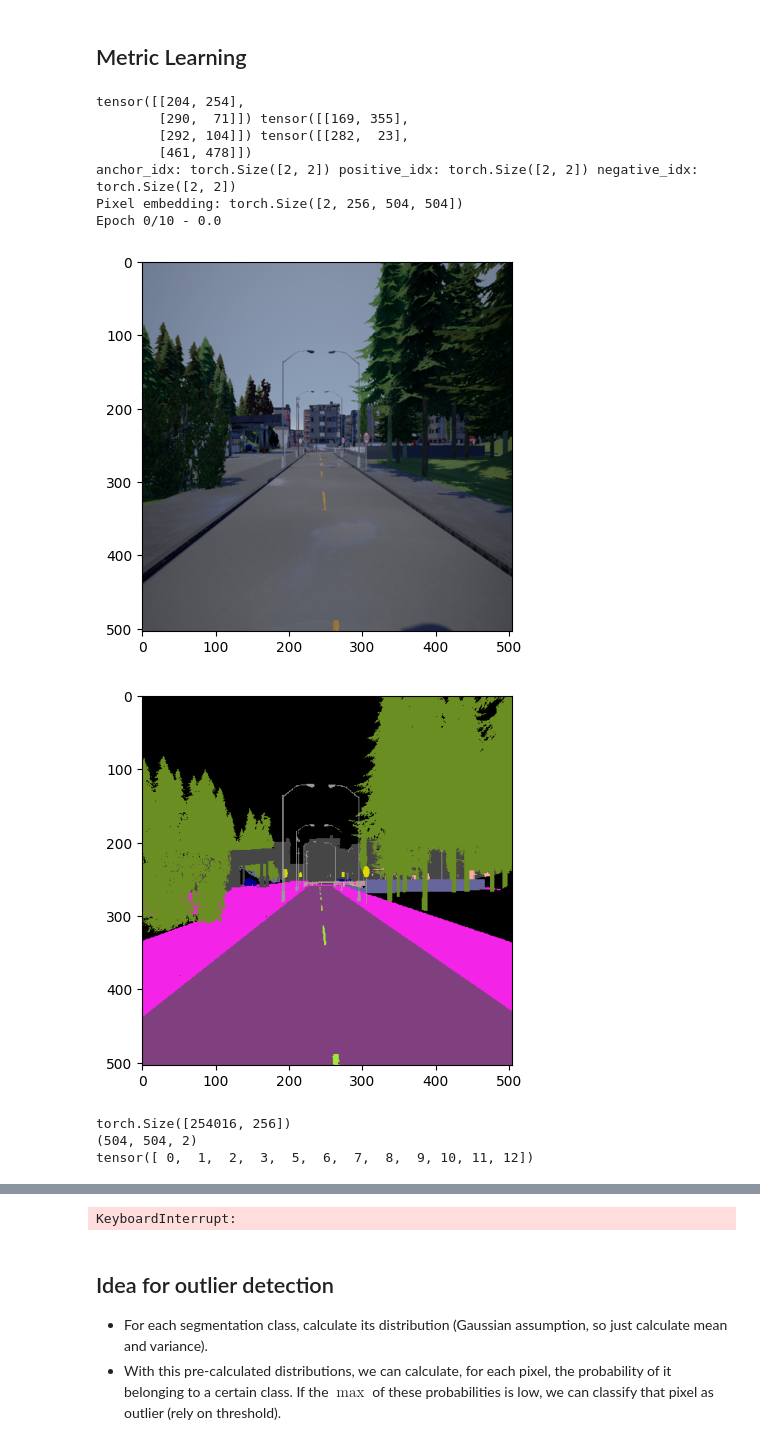
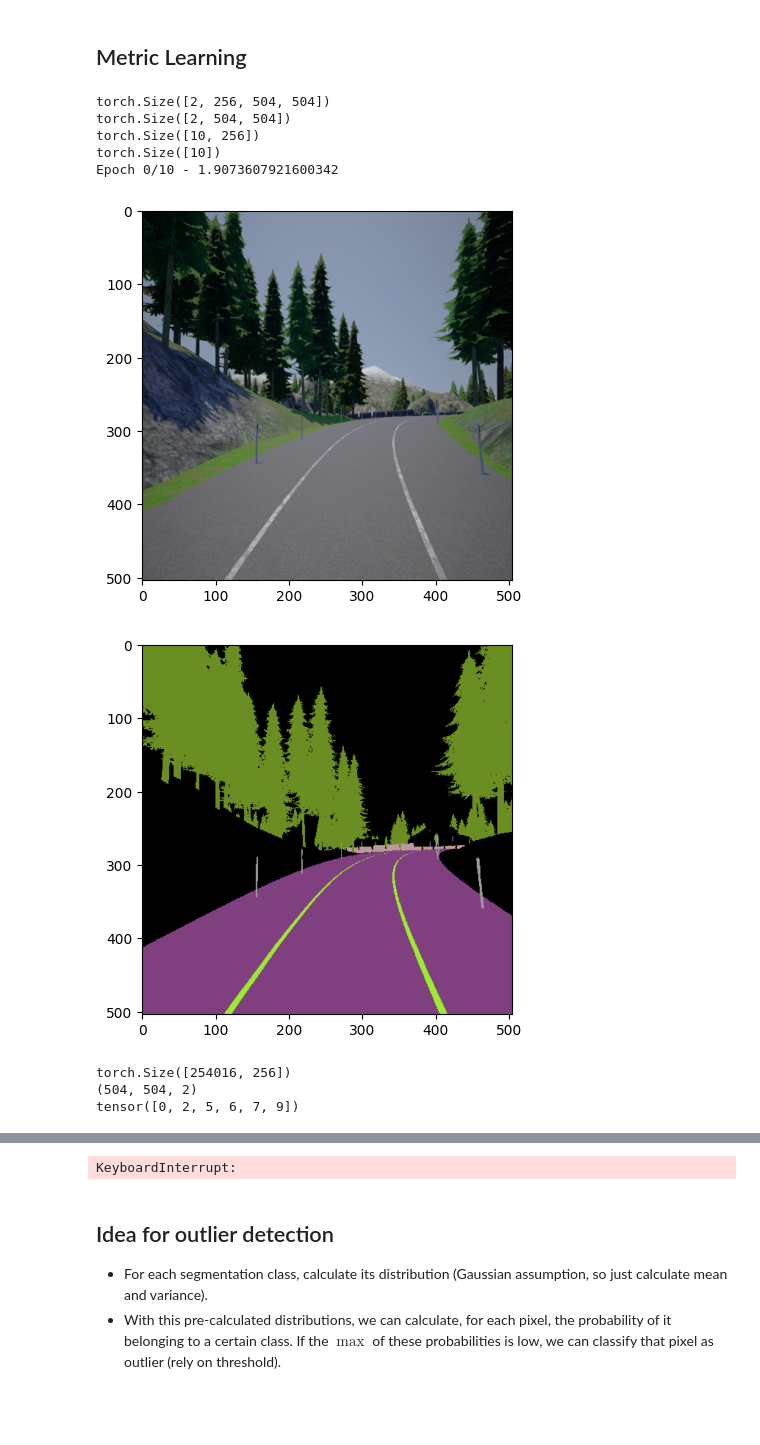
Before and after one commit to liuktc/ML4CV_Assignment, a Jupyter notebook: main.ipynb, the cells around one changed output, grey strips where cells are left out. Saved outputs shown, nothing was run; the diff lists cells and outputs as text; code cells hidden in the pictures; blank space fills up the shorter version.

```diff
--- a/main.ipynb
+++ b/main.ipynb
@@ -253,51 +251,61 @@ if LOAD_WEIGHTS:
         path_prefix = "/kaggle/working/"
     else:
         path_prefix = "./"
     path = os.path.join(path_prefix, "metric_learning_model2.pth")
 
     metric_learning_model.load_state_dict(torch.load(path, map_location=device))
 
 # for param in metric_learning_model.feature_extractor.parameters():
 #     param.requires_grad = False
 optimizer = torch.optim.Adam(
     filter(lambda p: p.requires_grad, metric_learning_model.parameters()),
     lr=LEARNING_RATE,
 )
 
+from loss import MagnetLoss
+
+criterion = MagnetLoss(num_classes=NUM_CLASSES, num_clusters=1, margin=0.1)
+
 
 for epoch in range(EPOCHS):
-    for index, (images, _, (anchor_idx, positive_idx, negative_idx)) in tqdm(enumerate(dl_train)):
+    for index, (images, segmentations, (anchor_idx, positive_idx, negative_idx)) in tqdm(enumerate(dl_train)):
         images = images.to(device)
 
         # Compute the pixel embeddings
         pixel_embeddings = metric_learning_model(images).to(device)
 
-        print(anchor_idx, positive_idx, negative_idx)
-        print("anchor_idx:", anchor_idx.shape, "positive_idx:", positive_idx.shape, "negative_idx:", negative_idx.shape)
-        print("Pixel embedding:", pixel_embeddings.shape)
+        print(pixel_embeddings.shape)
+        print(segmentations.shape)
 
-        anchor_emb, positive_emb, negative_emb = get_pixel_embeddings(
-            pixel_embeddings, anchor_idx, positive_idx, negative_idx
-        )
-        # Compute the metric learning loss
-        loss = triplet_loss(anchor_emb, positive_emb, negative_emb)
+        segmentations = segmentations.view(-1)
+        pixel_embeddings = pixel_embeddings.view(-1, pixel_embeddings.shape[1])
+
+        N = 10
+        # Select just N random pixels
+        random_indices = torch.randperm(pixel_embeddings.size(0))[:N]
+        pixel_embeddings = pixel_embeddings[random_indices]
+        segmentations = segmentations[random_indices]
+
+        print(pixel_embeddings.shape)
+        print(segmentations.shape)
+
+        loss = criterion(pixel_embeddings, segmentations)
         optimizer.zero_grad()
         loss.backward()
         optimizer.step()
+
         print(f"Epoch {epoch}/{EPOCHS} - {loss.item()}")
 
         if index % 200 == 0:
             semantic_embeddings_plot(metric_learning_model, dl_train, num_points=1000)
 # %% [output]
-tensor([[204, 254],
-        [290,  71]]) tensor([[169, 355],
-        [292, 104]]) tensor([[282,  23],
-        [461, 478]])
-anchor_idx: torch.Size([2, 2]) positive_idx: torch.Size([2, 2]) negative_idx: torch.Size([2, 2])
-Pixel embedding: torch.Size([2, 256, 504, 504])
-Epoch 0/10 - 0.0
+torch.Size([2, 256, 504, 504])
+torch.Size([2, 504, 504])
+torch.Size([10, 256])
+torch.Size([10])
+Epoch 0/10 - 1.9073607921600342
-[figure, old version]
+[figure, new version]
-[figure, old version]
+[figure, new version]
 torch.Size([254016, 256])
 (504, 504, 2)
-tensor([ 0,  1,  2,  3,  5,  6,  7,  8,  9, 10, 11, 12])
+tensor([0, 2, 5, 6, 7, 9])
```
Also changed, not shown: parts of 4 cells of this notebook, 1 other file.
